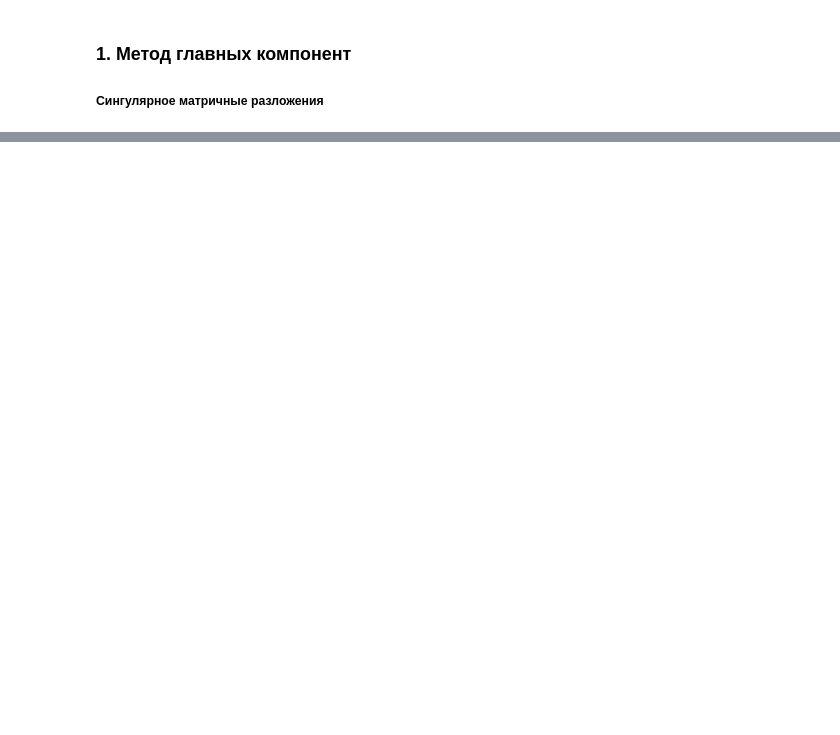
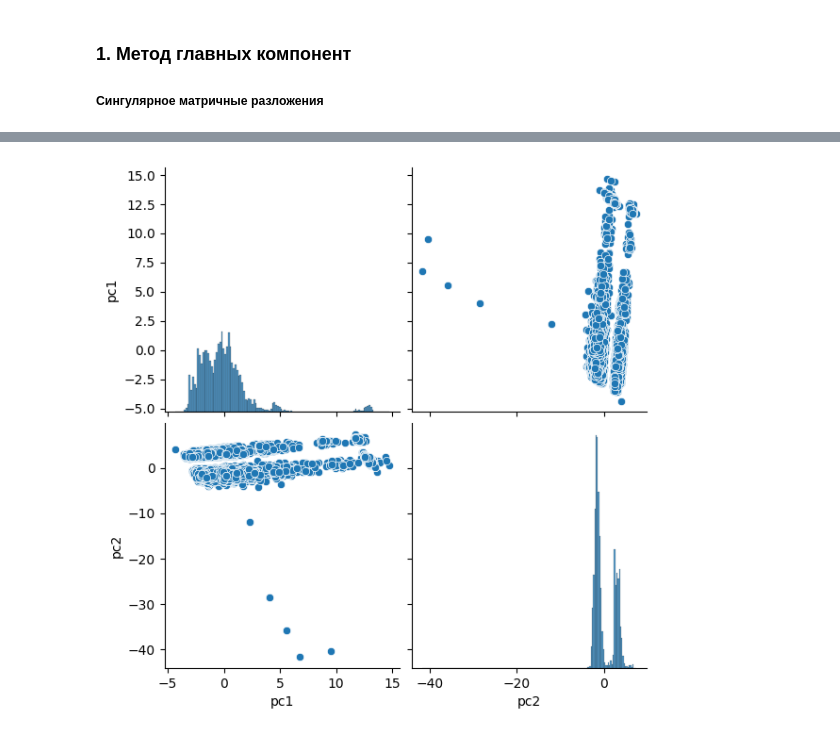
Before and after one commit to Amgalan077/laba_1_PE, a Jupyter notebook: laba_1.ipynb, the cells around one changed output, grey strips where cells are left out. Saved outputs shown, nothing was run; the diff lists cells and outputs as text; code cells hidden in the pictures; blank space fills up the shorter version.

```diff
--- a/laba_1.ipynb
+++ b/laba_1.ipynb
@@ -43,0 +72,9 @@ def eigen_qr(A: np.array, iterations=1) -> (np.array, np.array):
+# %%
+# 2. Построить зависимость средней стоимости квартиры от года и месяца продаж
+train_df['timestamp'] = pd.to_datetime(train_df['timestamp'])
+train_df['year'] = train_df['timestamp'].dt.year
+train_df['month'] = train_df['timestamp'].dt.month
+
+test_df['timestamp'] = pd.to_datetime(test_df['timestamp'])
+test_df['year'] = test_df['timestamp'].dt.year
+test_df['month'] = test_df['timestamp'].dt.month
@@ -43,0 +223,10 @@ def eigen_qr(A: np.array, iterations=1) -> (np.array, np.array):
+# %%
+# Визуализируем первые две компоненты
+
+pc2_vecs = eig_vecs[:, :2]
+pc2_data = X_norm@pc2_vecs
+df_pc2 = pd.DataFrame(pc2_data, columns=['pc1', 'pc2'])
+
+sns.pairplot(df_pc2, height=3);
+# %% [output]
+[figure, added]
```
Also changed, not shown: parts of 21 cells of this notebook.
